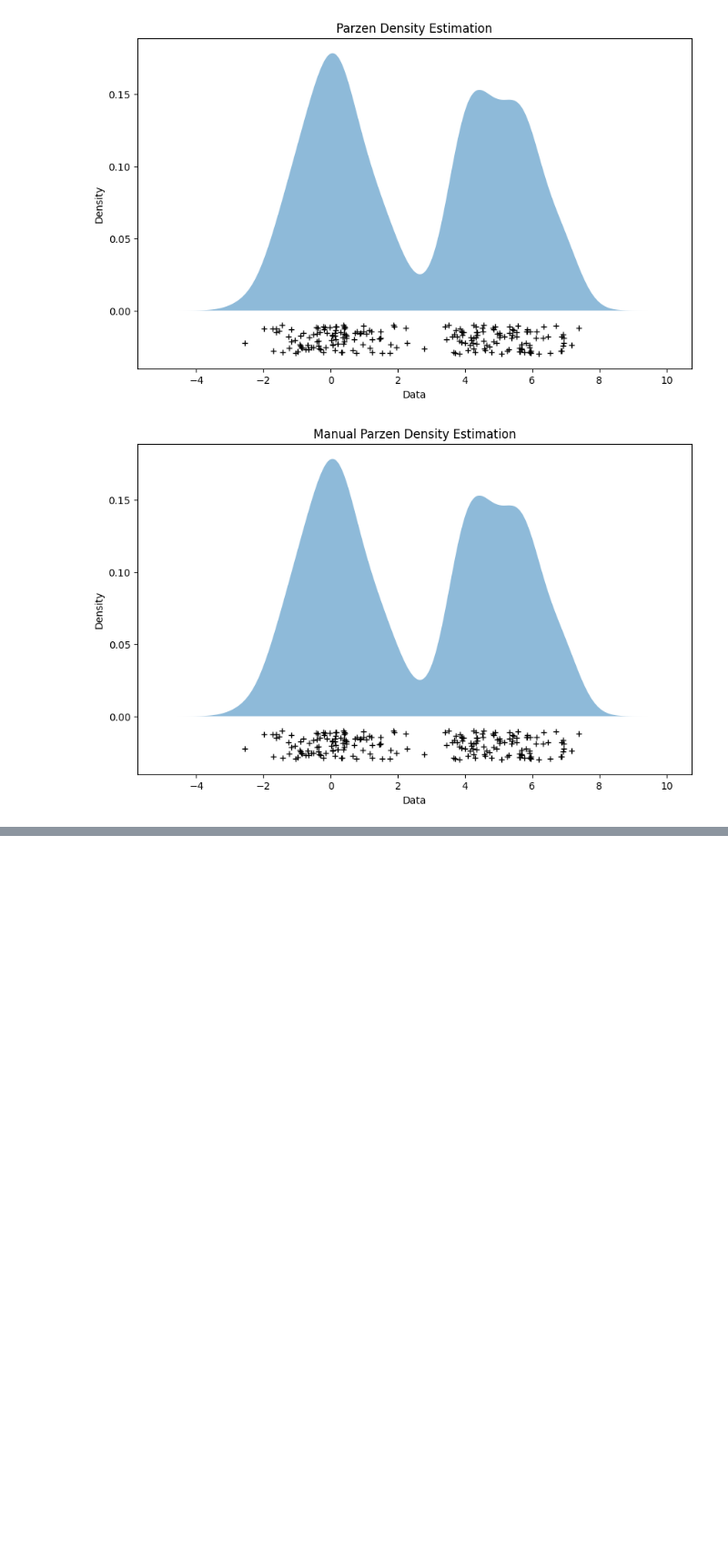
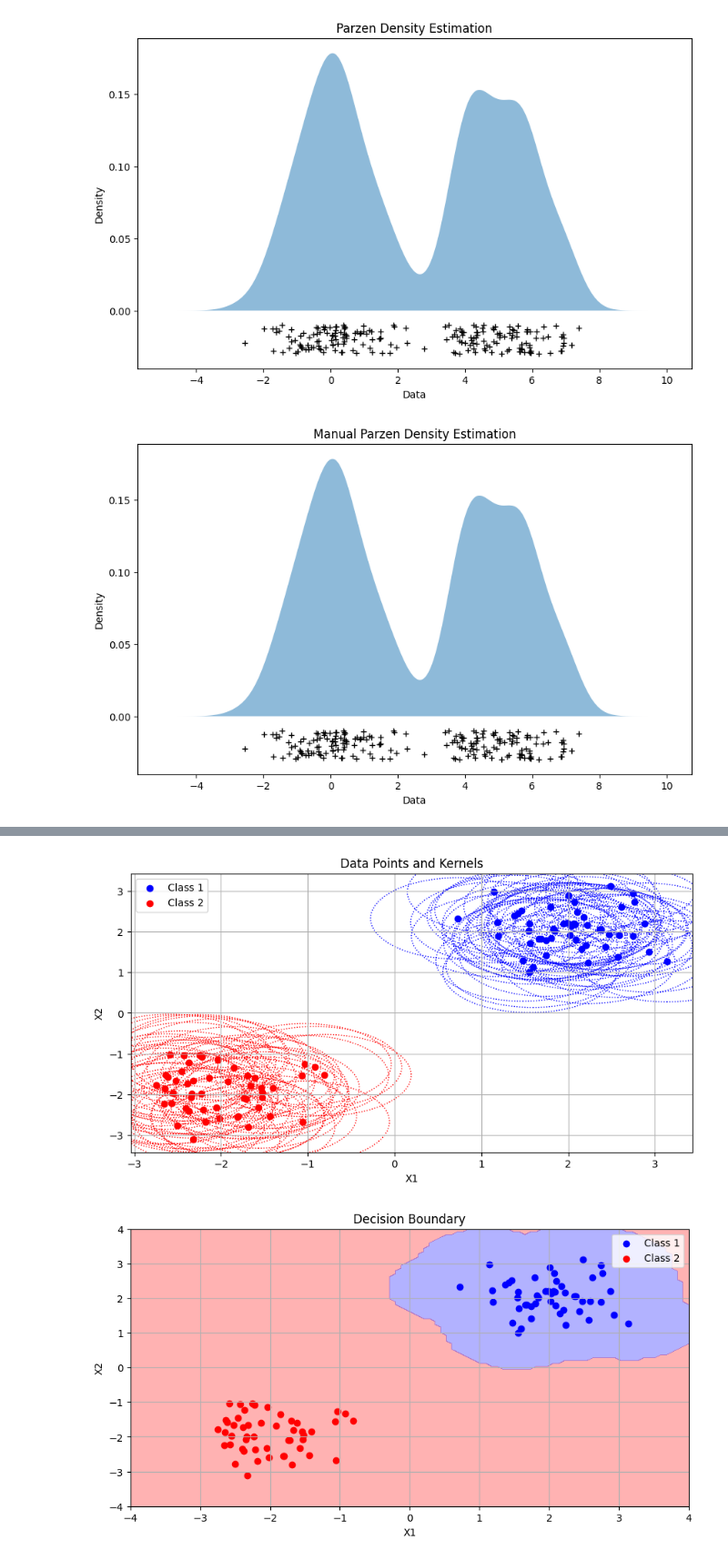
Before and after one commit to OmarTheMostWanted/CSE-DSAIT4005-Machine-and-Deep-Learning, a Jupyter notebook: Notes.ipynb, the cells around one changed output, grey strips where cells are left out. Shown at 91% size. Saved outputs shown, nothing was run; the diff lists cells and outputs as text; code cells hidden in the pictures; blank space fills up the shorter version.

```diff
--- a/Notes.ipynb
+++ b/Notes.ipynb
@@ -1082,0 +1123,73 @@ plt.show()
+# %%
+import numpy as np
+import matplotlib.pyplot as plt
+
+# Define the uniform kernel function
+def uniform_kernel(r, h):
+    V = (2 * h) ** 2  # Volume of the kernel in 2D
+    if np.abs(r) > h:
+        return 0
+    else:
+        return 1 / V
+
+# Estimate density using Parzen window
+def parzen_density_estimation(data, z, h):
+    n = len(data)
+    density = 0
+    for x_i in data:
+        density += uniform_kernel(np.linalg.norm(z - x_i), h)
+    return density / n
+
+# Generate sample data
+np.random.seed(0)
+data_class1 = np.random.randn(50, 2) * 0.5 + np.array([2, 2])
+data_class2 = np.random.randn(50, 2) * 0.5 + np.array([-2, -2])
+
+# Plot the data and kernels
+h = 1.0
+plt.figure(figsize=(10, 5))
+plt.scatter(data_class1[:, 0], data_class1[:, 1], color='blue', label='Class 1')
+plt.scatter(data_class2[:, 0], data_class2[:, 1], color='red', label='Class 2')
+
+# Draw kernels as circles
+for point in data_class1:
+    circle = plt.Circle(point, h, color='blue', fill=False, linestyle='dotted')
+    plt.gca().add_artist(circle)
+for point in data_class2:
+    circle = plt.Circle(point, h, color='red', fill=False, linestyle='dotted')
+    plt.gca().add_artist(circle)
+
+plt.legend()
+plt.title('Data Points and Kernels')
+plt.xlabel('X1')
+plt.ylabel('X2')
+plt.grid(True)
+plt.show()
+
+# Plot decision boundary
+x_min, x_max = -4, 4
+y_min, y_max = -4, 4
+xx, yy = np.meshgrid(np.linspace(x_min, x_max, 100), np.linspace(y_min, y_max, 100))
+grid_points = np.c_[xx.ravel(), yy.ravel()]
+
+# Compute density estimates for each class
+density_class1 = np.array([parzen_density_estimation(data_class1, z, h) for z in grid_points])
+density_class2 = np.array([parzen_density_estimation(data_class2, z, h) for z in grid_points])
+
+# Decision boundary: where densities are equal
+decision_boundary = density_class1 - density_class2
+decision_boundary = decision_boundary.reshape(xx.shape)
+
+plt.figure(figsize=(10, 5))
+plt.contourf(xx, yy, decision_boundary, levels=[-np.inf, 0, np.inf], colors=['red', 'blue'], alpha=0.3)
+plt.scatter(data_class1[:, 0], data_class1[:, 1], color='blue', label='Class 1')
+plt.scatter(data_class2[:, 0], data_class2[:, 1], color='red', label='Class 2')
+plt.legend()
+plt.title('Decision Boundary')
+plt.xlabel('X1')
+plt.ylabel('X2')
+plt.grid(True)
+plt.show()
+# %% [output]
+[figure, added]
+[figure, added]
```
Also changed, not shown: parts of 12 cells of this notebook.
